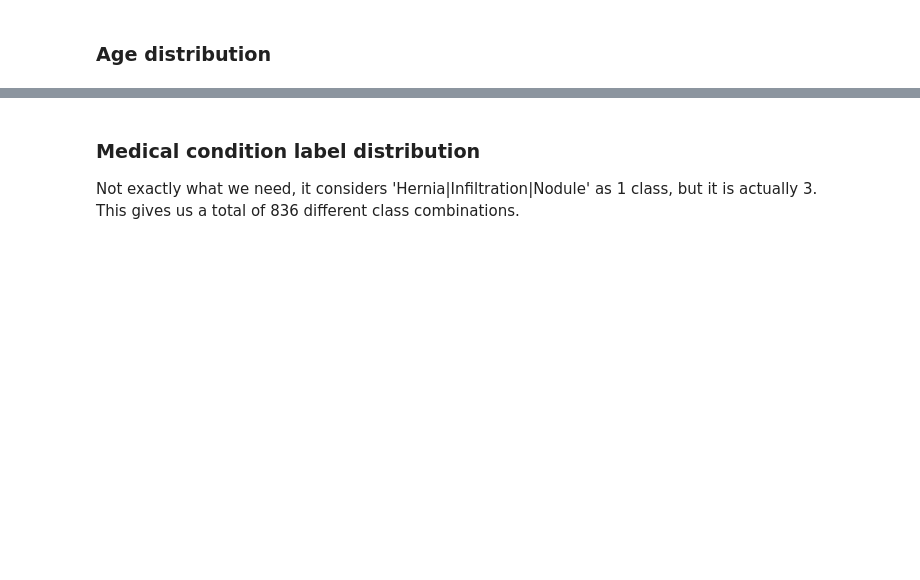
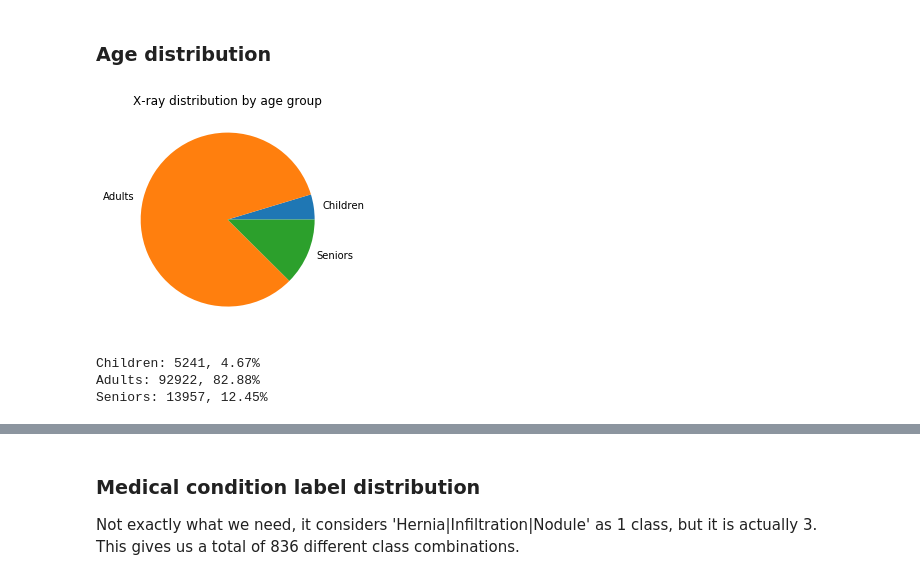
Before and after one commit to ingus-t/ML-AI, a Jupyter notebook: Notes/chest_xrays_data_exploration.ipynb, the cells around one changed output, grey strips where cells are left out. Drawn from its saved outputs; the diff is of its cells as text; code cells hidden in the pictures; blank space fills up the shorter version.

```diff
--- a/Notes/chest_xrays_data_exploration.ipynb
+++ b/Notes/chest_xrays_data_exploration.ipynb
@@ -315,3 +375,29 @@ ax = temp_df.plot.pie(x='gender', y='Genders', rot=0)
 # %% [markdown]
 ### Age distribution
+# %%
+# Age group distribution
+df_test = df
+children = len(df_test[df_test['Patient Age'] < 18])
+adults = len(df_test[(df_test['Patient Age'] >= 18) & (df_test['Patient Age'] <= 65)])
+seniors = len(df_test[df_test['Patient Age'] > 65])
+count_all = len(df)
+
+y_axis = [children,adults,seniors]
+plt.pie(y_axis, labels = age_classes)
+title = "X-ray distribution by age group"
+plt.title(title)
+plt.show()
+
+children_pct = str(round(children/count_all*100,2))
+adults_pct   = str(round(adults  /count_all*100,2))
+seniors_pct  = str(round(seniors /count_all*100,2))
+
+print("Children: " + str(children) + ', ' + children_pct + '%')
+print("Adults: "   + str(adults)   + ', ' + adults_pct   + '%')
+print("Seniors: "  + str(seniors)  + ', ' + seniors_pct  + '%')
+# %% [output]
+[figure, added]
+Children: 5241, 4.67%
+Adults: 92922, 82.88%
+Seniors: 13957, 12.45%
 # %%
```
Also changed, not shown: parts of 5 cells of this notebook.
